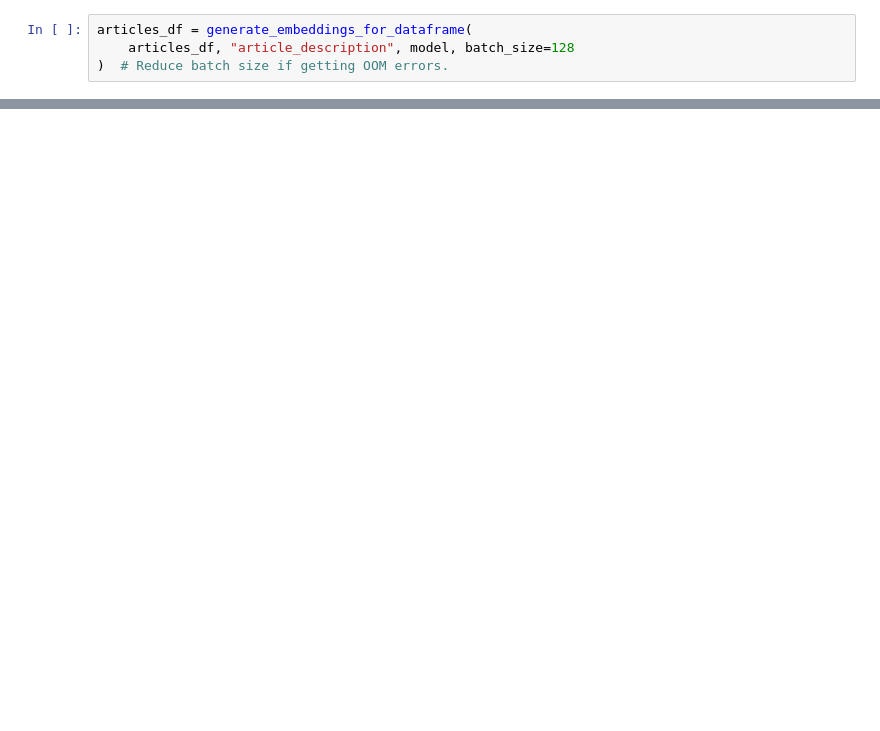
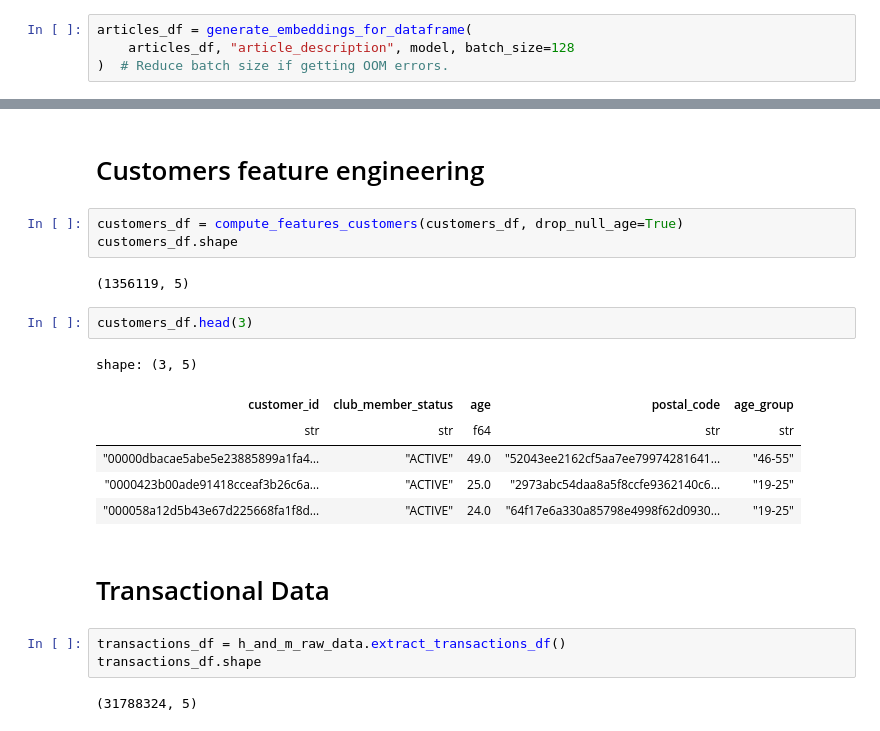
Before and after one commit to XayHanmonty/smart-fit-recs, a Jupyter notebook: notebooks/computing_features.ipynb, the cells around one changed output, grey strips where cells are left out. Saved outputs shown, nothing was run; the diff lists cells and outputs as text; blank space fills up the shorter version.

```diff
--- a/notebooks/computing_features.ipynb
+++ b/notebooks/computing_features.ipynb
@@ -187,0 +244,23 @@ articles_df[["article_description", "embeddings"]].head(3)
+# %% [markdown]
+# Customers feature engineering
+# %%
+customers_df = compute_features_customers(customers_df, drop_null_age=True)
+customers_df.shape
+# %% [output]
+(1356119, 5)
+# %%
+customers_df.head(3)
+# %% [output]
+shape: (3, 5)
+| customer_id | club_member_status | age | postal_code | age_group |
+| str | str | f64 | str | str |
+| "00000dbacae5abe5e23885899a1fa4… | "ACTIVE" | 49.0 | "52043ee2162cf5aa7ee79974281641… | "46-55" |
+| "0000423b00ade91418cceaf3b26c6a… | "ACTIVE" | 25.0 | "2973abc54daa8a5f8ccfe9362140c6… | "19-25" |
+| "000058a12d5b43e67d225668fa1f8d… | "ACTIVE" | 24.0 | "64f17e6a330a85798e4998f62d0930… | "19-25" |
+# %% [markdown]
+# Transactional Data
+# %%
+transactions_df = h_and_m_raw_data.extract_transactions_df()
+transactions_df.shape
+# %% [output]
+(31788324, 5)
```
Also changed, not shown: parts of 21 cells of this notebook, 3 other files.
